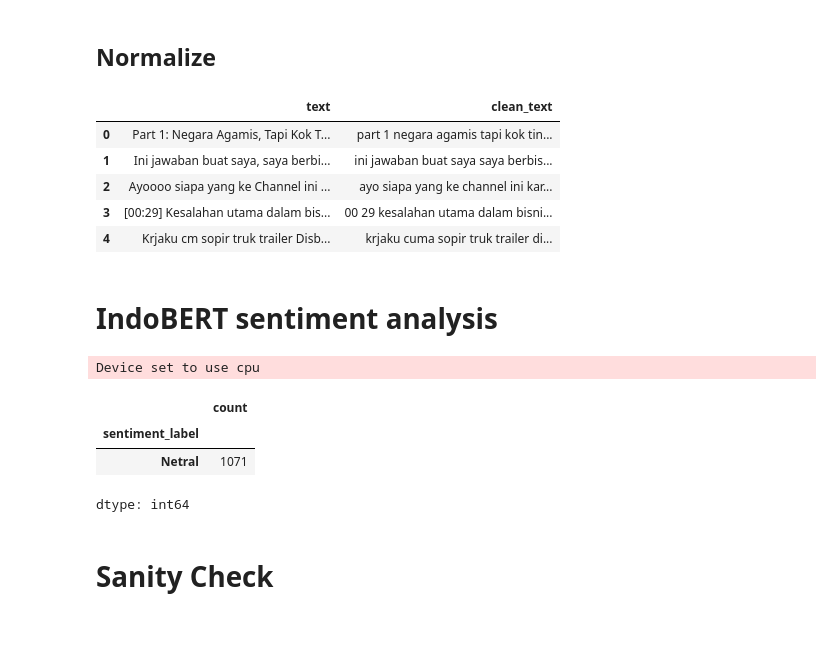
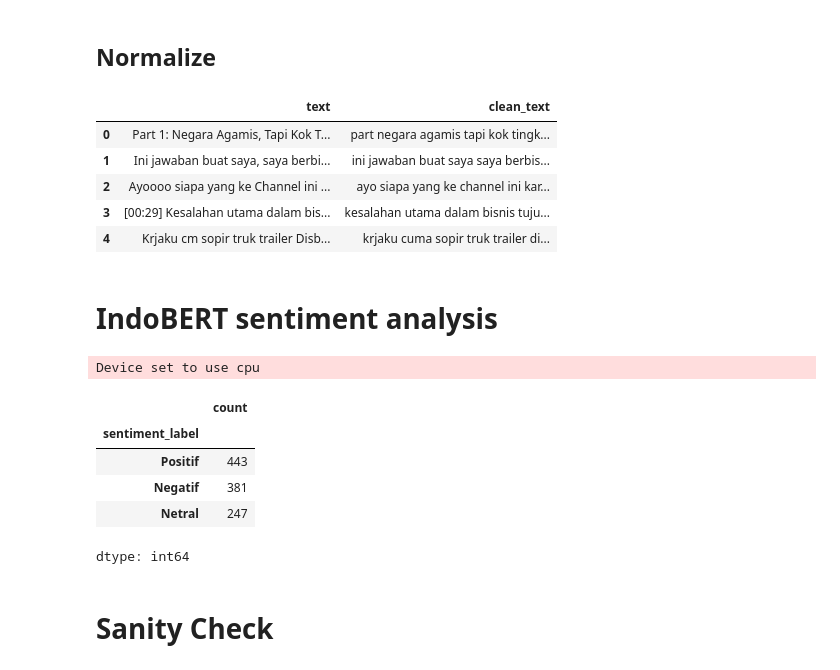
Before and after one commit to Rivooooo/sentiment-analysis-on-bitcoin-and-stock, a Jupyter notebook: sentiment.ipynb, the cells around one changed output. Saved outputs shown, nothing was run; the diff lists cells and outputs as text; code cells hidden in the pictures; blank space fills up the shorter version.

```diff
--- a/sentiment.ipynb
+++ b/sentiment.ipynb
@@ -129,31 +119,36 @@ def clean_text(text: str) -> str:
     if not isinstance(text, str):
         text = str(text)
 
-    # Lowercase
     text = text.lower()
+
+    # Convert emojis to textual tokens
+    text = emoji.demojize(text)
+    text = text.replace(":", " ")
+    text = re.sub(r"_+", " ", text)
 
     # Remove URLs
     text = url_pattern.sub(" ", text)
 
-    # Remove emojis
-    try:
-        text = emoji.replace_emoji(text, replace=" ")
-    except AttributeError:
-        # Fallback for older emoji versions
-        text = emoji.get_emoji_regexp().sub(" ", text)
-
-    # Remove non-alphanumeric (punctuation etc.)
+    # Remove non-alnum except spaces
     text = non_alnum_pattern.sub(" ", text)
 
-    # Collapse repeated characters (e.g., "bangetttt" -> "banget")
+    # Drop standalone numbers (tokens that are fully numeric)
+    text = re.sub(r"\b\d+\b", " ", text)
+
+    # Drop alphanumeric gibberish (letters + digits mixed)
+    text = re.sub(r"\b(?=[a-z]*\d)(?=\d*[a-z])[a-z0-9]{5,}\b", " ", text)
+
+    # Collapse repeated characters
     text = repeated_char_pattern.sub(r"\1", text)
 
     # Normalize whitespace
     text = re.sub(r"\s+", " ", text).strip()
 
-    # Normalize Indonesian slang
+    # Slang normalization
     tokens = [normalize_slang(tok) for tok in text.split()]
     return " ".join(tokens)
+
+
 
 
 # Apply cleaning
@@ -162,47 +157,47 @@ df["clean_text"] = df["text"].apply(clean_text)
 df[["text", "clean_text"]].head()
 # %% [output]
 |  | text | clean_text |
-| 0 | Part 1: Negara Agamis, Tapi Kok T... | part 1 negara agamis tapi kok tin... |
+| 0 | Part 1: Negara Agamis, Tapi Kok T... | part negara agamis tapi kok tingk... |
 | 1 | Ini jawaban buat saya, saya berbi... | ini jawaban buat saya saya berbis... |
 | 2 | Ayoooo siapa yang ke Channel ini ... | ayo siapa yang ke channel ini kar... |
-| 3 | [00:29] Kesalahan utama dalam bis... | 00 29 kesalahan utama dalam bisni... |
+| 3 | [00:29] Kesalahan utama dalam bis... | kesalahan utama dalam bisnis tuju... |
 | 4 | Krjaku cm sopir truk trailer Disb... | krjaku cuma sopir truk trailer di... |
 # %% [markdown]
 # IndoBERT sentiment analysis
 # %%
 # Model: ayameRushia/indobert-base-uncased-finetuned-indonlu-smsa
 sentiment_pipeline = pipeline(
     "sentiment-analysis",
     model="ayameRushia/indobert-base-uncased-finetuned-indonlu-smsa",
 )
 
 
 def map_sentiment_label(text: str) -> str:
-    """Map raw model labels to Positif / Negatif / Netral."""
     if not isinstance(text, str) or not text.strip():
         return "Netral"
 
-    # Truncate very long texts to a reasonable length for the model
     truncated = text[:512]
     result = sentiment_pipeline(truncated)[0]
-    raw_label = result["label"].lower()
+    raw = result["label"]
 
-    if "pos" in raw_label:
+    if raw == "LABEL_2":
+        return "Negatif"
+    if raw == "LABEL_0":
         return "Positif"
-    if "neg" in raw_label:
-        return "Negatif"
     return "Netral"
 
 
 df["sentiment_label"] = df["clean_text"].apply(map_sentiment_label)
 
 # Quick sanity check of label distribution
 df["sentiment_label"].value_counts()
 # %% [output]
 Device set to use cpu
 |  | count |
 | sentiment_label |  |
-| Netral | 1071 |
+| Positif | 443 |
+| Negatif | 381 |
+| Netral | 247 |
 dtype: int64
 # %% [markdown]
 # Sanity Check
```
Also changed, not shown: parts of 18 cells of this notebook.
